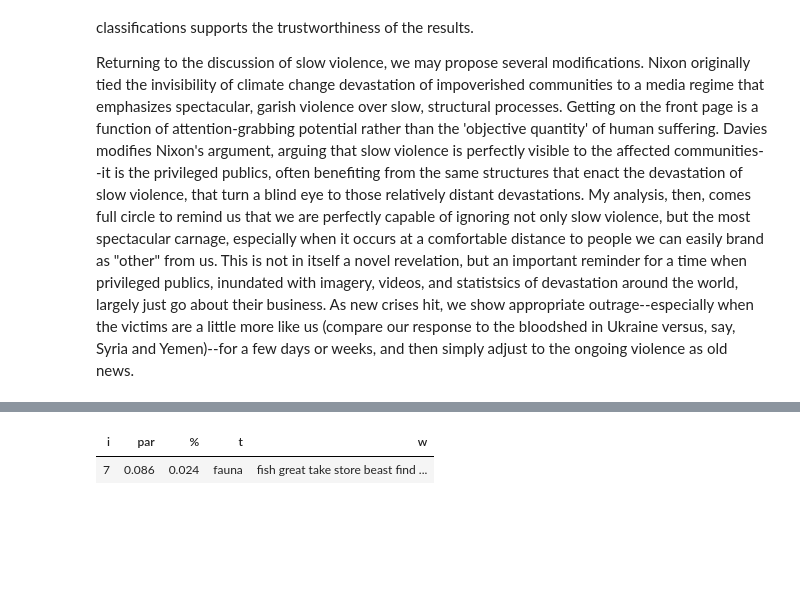
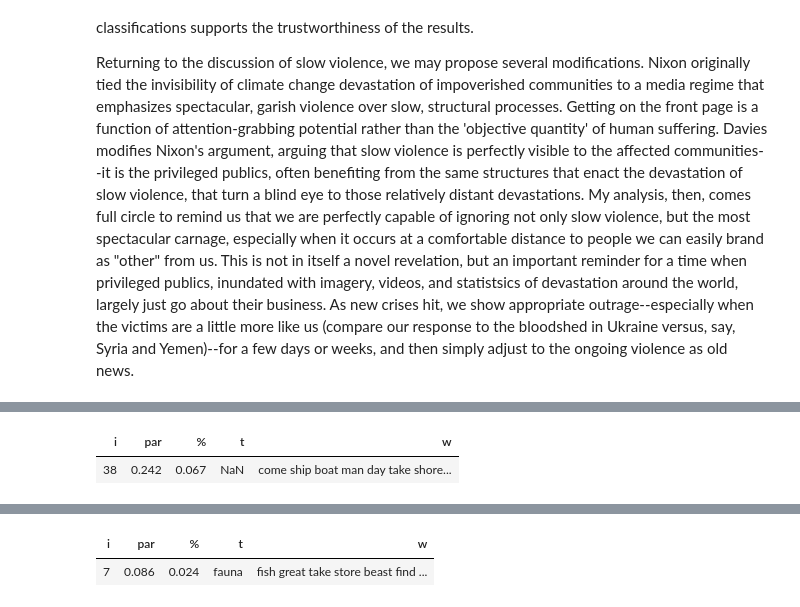
Before and after one commit to ant-lahaie/Hakluyt, a Jupyter notebook: HK_arg.ipynb, the cells around one changed output, grey strips where cells are left out. Cells and saved outputs as stored; diff of their text form; code cells hidden in the pictures; blank space fills up the shorter version.

```diff
--- a/HK_arg.ipynb
+++ b/HK_arg.ipynb
@@ -1521,0 +1516,5 @@ It seems natural to proceed to examine topic #7:
+# %%
+HTML(x40_AM_ENpch_keys.query("i in ([38])").to_html(index=False))
+# %% [output]
+| i | par | % | t | w |
+| 38 | 0.242 | 0.067 | NaN | come ship boat man day take shore... |
```
Also changed, not shown: parts of 15 cells of this notebook, 1 other file.
